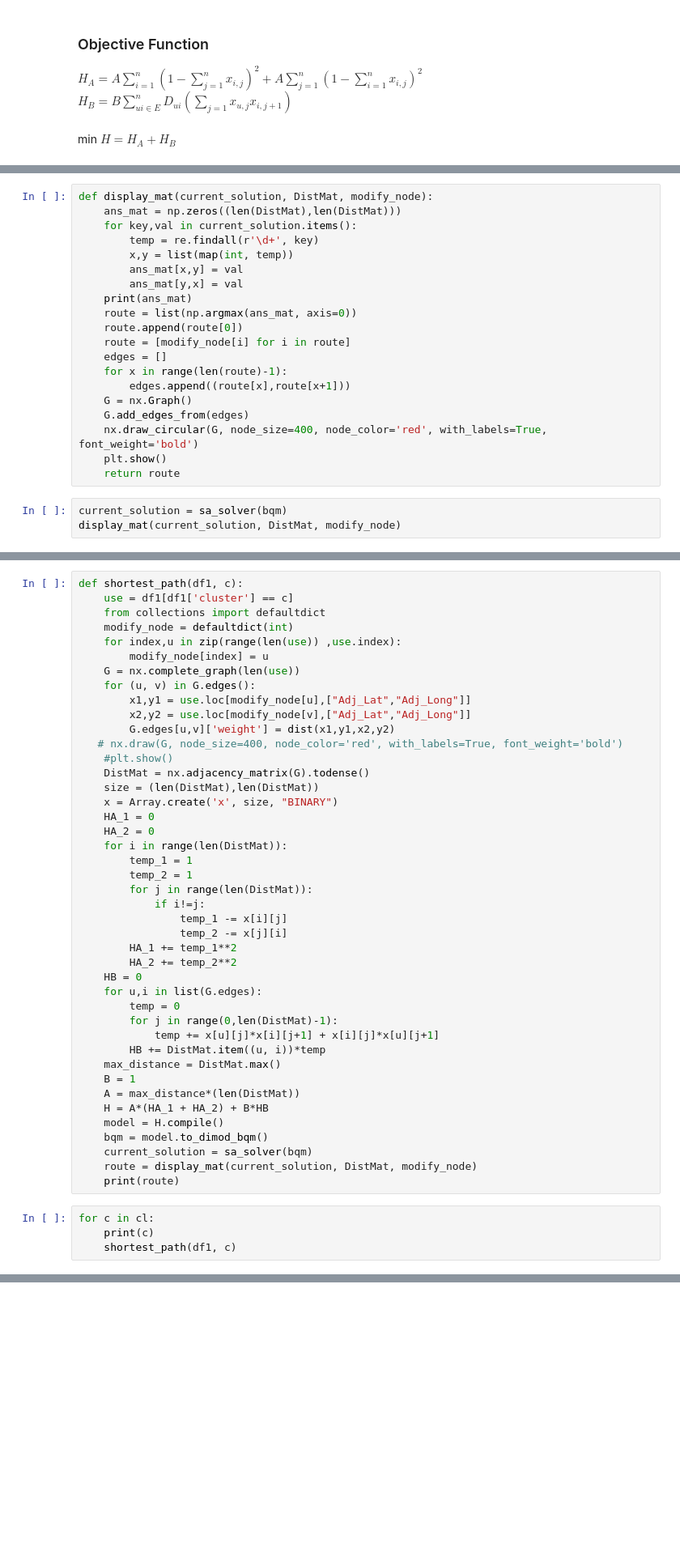
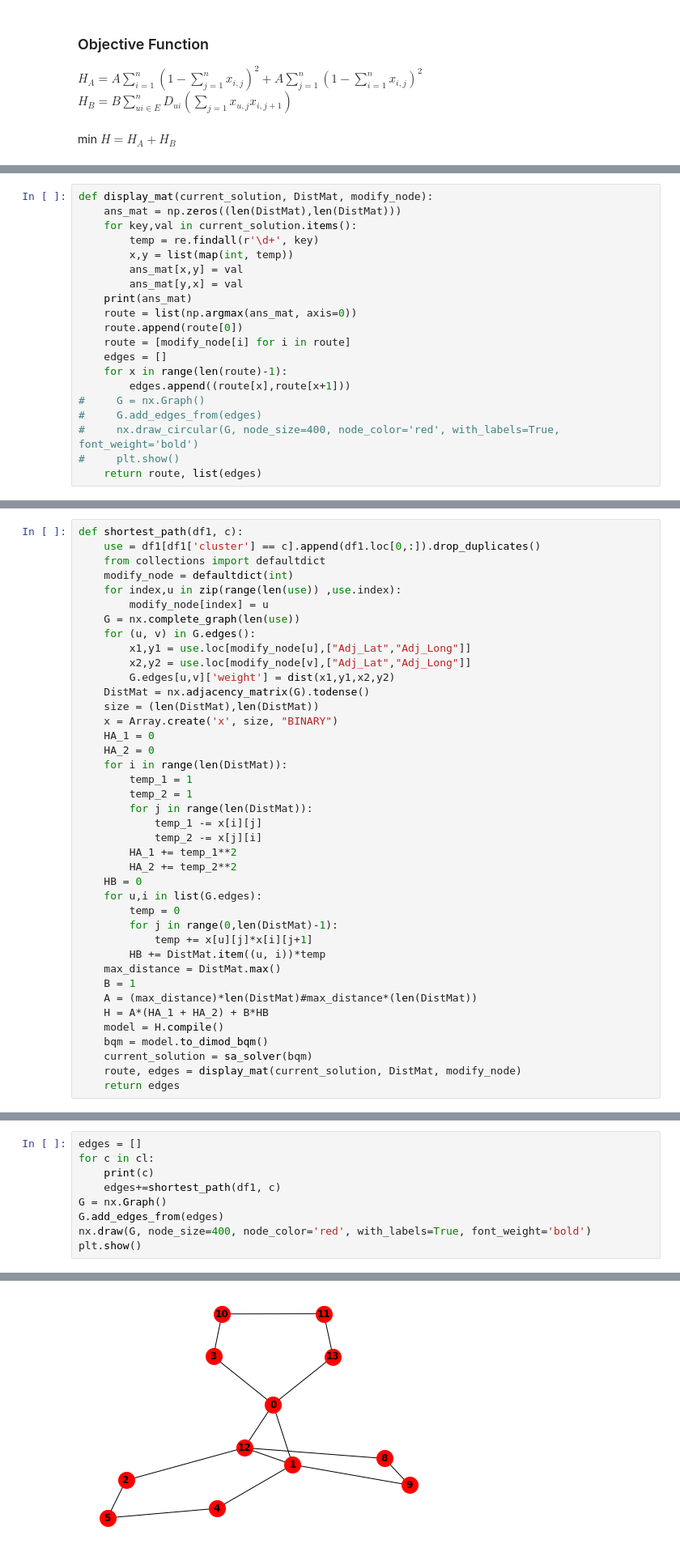
Before and after one commit to fai-huntrakool/tripplanner, a Jupyter notebook: Trip_optimization.ipynb, the cells around one changed output, grey strips where cells are left out. Shown: that part at 81% size. Saved outputs shown, nothing was run; the diff lists cells and outputs as text; blank space fills up the shorter version.

```diff
--- a/Trip_optimization.ipynb
+++ b/Trip_optimization.ipynb
@@ -214,11 +148,8 @@ def display_mat(current_solution, DistMat, modify_node):
     edges = []
     for x in range(len(route)-1):
         edges.append((route[x],route[x+1]))
-    G = nx.Graph()
-    G.add_edges_from(edges)
-    nx.draw_circular(G, node_size=400, node_color='red', with_labels=True, font_weight='bold')
-    plt.show()
-    return route
+#     G = nx.Graph()
+#     G.add_edges_from(edges)
+#     nx.draw_circular(G, node_size=400, node_color='red', with_labels=True, font_weight='bold')
+#     plt.show()
+    return route, list(edges)
-# %%
-current_solution = sa_solver(bqm)
-display_mat(current_solution, DistMat, modify_node)
@@ -234,6 +156,6 @@ display_mat(current_solution, DistMat, modify_node)
 # %%
 def shortest_path(df1, c):
-    use = df1[df1['cluster'] == c]
+    use = df1[df1['cluster'] == c].append(df1.loc[0,:]).drop_duplicates()
     from collections import defaultdict
     modify_node = defaultdict(int)
     for index,u in zip(range(len(use)) ,use.index):
@@ -243,8 +165,6 @@ def shortest_path(df1, c):
         x1,y1 = use.loc[modify_node[u],["Adj_Lat","Adj_Long"]]
         x2,y2 = use.loc[modify_node[v],["Adj_Lat","Adj_Long"]]
         G.edges[u,v]['weight'] = dist(x1,y1,x2,y2)
-   # nx.draw(G, node_size=400, node_color='red', with_labels=True, font_weight='bold')
-    #plt.show()
     DistMat = nx.adjacency_matrix(G).todense()
     size = (len(DistMat),len(DistMat))
     x = Array.create('x', size, "BINARY")
@@ -254,27 +174,22 @@ def shortest_path(df1, c):
         temp_1 = 1
         temp_2 = 1
         for j in range(len(DistMat)):
-            if i!=j:
-                temp_1 -= x[i][j]
-                temp_2 -= x[j][i]
+            temp_1 -= x[i][j]
+            temp_2 -= x[j][i]
         HA_1 += temp_1**2
         HA_2 += temp_2**2
     HB = 0
     for u,i in list(G.edges):
         temp = 0
         for j in range(0,len(DistMat)-1):
-            temp += x[u][j]*x[i][j+1] + x[i][j]*x[u][j+1]
+            temp += x[u][j]*x[i][j+1]
         HB += DistMat.item((u, i))*temp
     max_distance = DistMat.max()
     B = 1
-    A = max_distance*(len(DistMat))
+    A = (max_distance)*len(DistMat)#max_distance*(len(DistMat))
     H = A*(HA_1 + HA_2) + B*HB
     model = H.compile()
     bqm = model.to_dimod_bqm()
     current_solution = sa_solver(bqm)
-    route = display_mat(current_solution, DistMat, modify_node)
-    print(route)
+    route, edges = display_mat(current_solution, DistMat, modify_node)
+    return edges
-# %%
-for c in cl:
-    print(c)
-    shortest_path(df1, c)
@@ -287,0 +196,10 @@ for c in cl:
+# %%
+edges = []
+for c in cl:
+    print(c)
+    edges+=shortest_path(df1, c)
+G = nx.Graph()
+G.add_edges_from(edges)
+nx.draw(G, node_size=400, node_color='red', with_labels=True, font_weight='bold')
+plt.show()
+# %% [output]
@@ -287,0 +224 @@ for c in cl:
+[figure, added]
```
Also changed, not shown: parts of 25 cells of this notebook.
